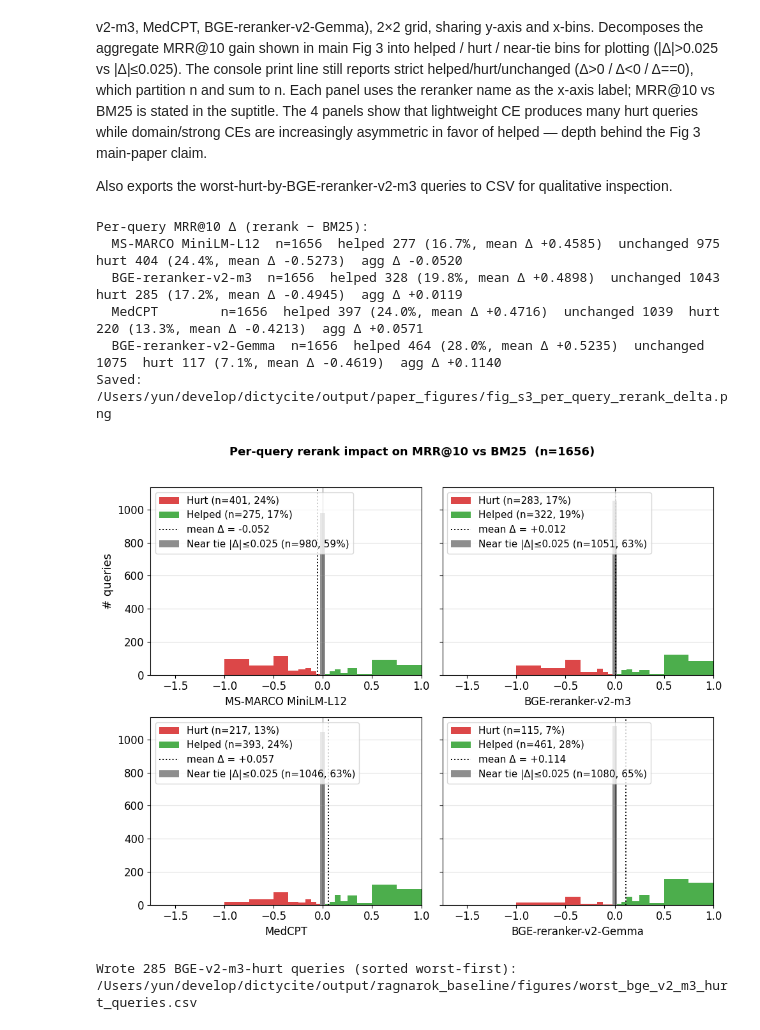
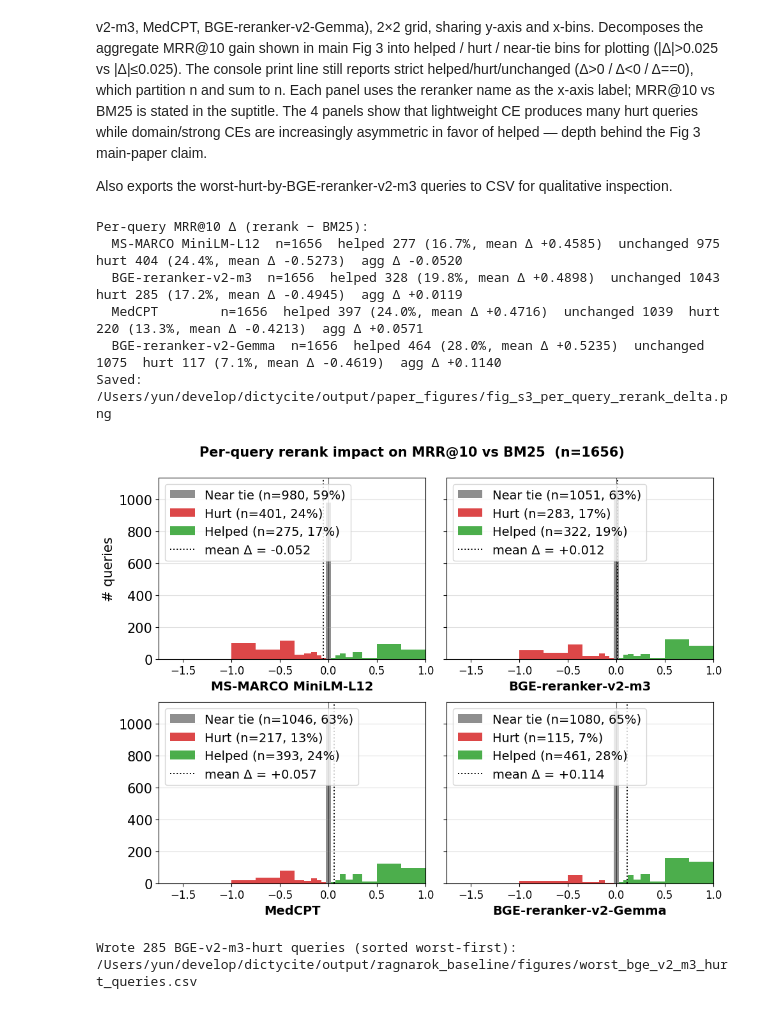
Before and after one commit to fulaibaowang/dictycite, a Jupyter notebook: notebooks/ragnarok_comparison.ipynb, the cells around one changed output. Cells and saved outputs as stored; diff of their text form; code cells hidden in the pictures.

```diff
--- a/notebooks/ragnarok_comparison.ipynb
+++ b/notebooks/ragnarok_comparison.ipynb
@@ -724,6 +733,27 @@ bins = np.concatenate([
 
 # Horizontal range for ΔMRR: slightly wider left than bins gives margin so upper-left legend clears the x≈0 spike.
 FIG_S3_XLIM = (-1.75, 1.0)
+# Title vertical position in figure coordinates (0=bottom, 1=top). Raise toward 1.0 to move the suptitle up;
+# if it overlaps the panels, lower slightly (e.g. 0.97) and/or reduce tight_layout rect[3] below.
+FIG_S3_SUPTITLE_Y = 0.94
+
+
+def _fig_s3_legend_order(handles, labels):
+    """Near tie first (top of legend), mean Δ last."""
+
+    def _rank(lab: str) -> int:
+        if lab.startswith("Near tie"):
+            return 0
+        if lab.startswith("Hurt"):
+            return 1
+        if lab.startswith("Helped"):
+            return 2
+        if lab.startswith("mean"):
+            return 3
+        return 9
+
+    order = sorted(range(len(labels)), key=lambda i: _rank(labels[i]))
+    return [handles[i] for i in order], [labels[i] for i in order]
 
 fig1b_panels_all = [
     ("frida_ms_marco_minilm_ce", "MS-MARCO MiniLM-L12"),
@@ -786,40 +816,45 @@ for ax, (rerank_key, short_label) in zip(axes, fig1b_panels):
     )
     ax.hist(
         deltas[help_m], bins=bins, color="#2ca02c", alpha=0.85,
         label=f"Helped (n={n_helped_plot}, {n_helped_plot/n_total:.0%})",
     )
     ax.bar(
         [0], [n_neutral], width=0.05, color="#888888", alpha=0.95,
-        label=f"Near tie |Δ|≤0.025 (n={n_neutral}, {n_neutral/n_total:.0%})",
+        label=f"Near tie (n={n_neutral}, {n_neutral/n_total:.0%})",
     )
     ax.axvline(0, color="black", linewidth=0.8, alpha=0.6)
     ax.axvline(
         mean_overall, color="black", linestyle=":", linewidth=1.4,
         label=f"mean Δ = {mean_overall:+.3f}",
     )
-    ax.set_xlabel(short_label, fontsize=12)
+    ax.set_xlabel(short_label, fontsize=14, fontweight="bold")
     ax.set_xlim(*FIG_S3_XLIM)
     ax.grid(True, axis="y", alpha=0.4)
-    ax.legend(fontsize=11, loc="upper left")
+    ax.tick_params(axis="y", labelsize=15)
+    h_leg, lab_leg = ax.get_legend_handles_labels()
+    h_ord, lab_ord = _fig_s3_legend_order(h_leg, lab_leg)
+    ax.legend(h_ord, lab_ord, fontsize=14, loc="upper left")
 
-axes[0].set_ylabel("# queries")
+axes[0].set_ylabel("# queries", fontsize=15)
 fig.suptitle(
     f"Per-query rerank impact on MRR@10 vs BM25  (n={len(qrels)})",
-    fontsize=13, fontweight="bold",
+    fontsize=15,
+    fontweight="bold",
+    y=FIG_S3_SUPTITLE_Y,
 )
-plt.tight_layout(rect=[0, 0, 1, 0.96])
+plt.tight_layout(rect=[0, 0, 1, 0.94])
 fig1b_path = paper_figures_dir / "fig_s3_per_query_rerank_delta.png"
 plt.savefig(fig1b_path, dpi=150, bbox_inches="tight")
 print("Saved:", fig1b_path)
 plt.show()
 # %% [output]
 Per-query MRR@10 Δ (rerank − BM25):
   MS-MARCO MiniLM-L12  n=1656  helped 277 (16.7%, mean Δ +0.4585)  unchanged 975  hurt 404 (24.4%, mean Δ -0.5273)  agg Δ -0.0520
   BGE-reranker-v2-m3  n=1656  helped 328 (19.8%, mean Δ +0.4898)  unchanged 1043  hurt 285 (17.2%, mean Δ -0.4945)  agg Δ +0.0119
   MedCPT        n=1656  helped 397 (24.0%, mean Δ +0.4716)  unchanged 1039  hurt 220 (13.3%, mean Δ -0.4213)  agg Δ +0.0571
   BGE-reranker-v2-Gemma  n=1656  helped 464 (28.0%, mean Δ +0.5235)  unchanged 1075  hurt 117 (7.1%, mean Δ -0.4619)  agg Δ +0.1140
 Saved: /Users/yun/develop/dictycite/output/paper_figures/fig_s3_per_query_rerank_delta.png
-[figure, old version]
+[figure, new version]
 # %%
 # Worst-hurt-by-BGE-reranker-v2-m3 queries → CSV for qualitative inspection.
 def _load_query_text_and_rel_abstracts_by_qid(
```
Also changed, not shown: parts of 1 cell of this notebook, 9 other files.
